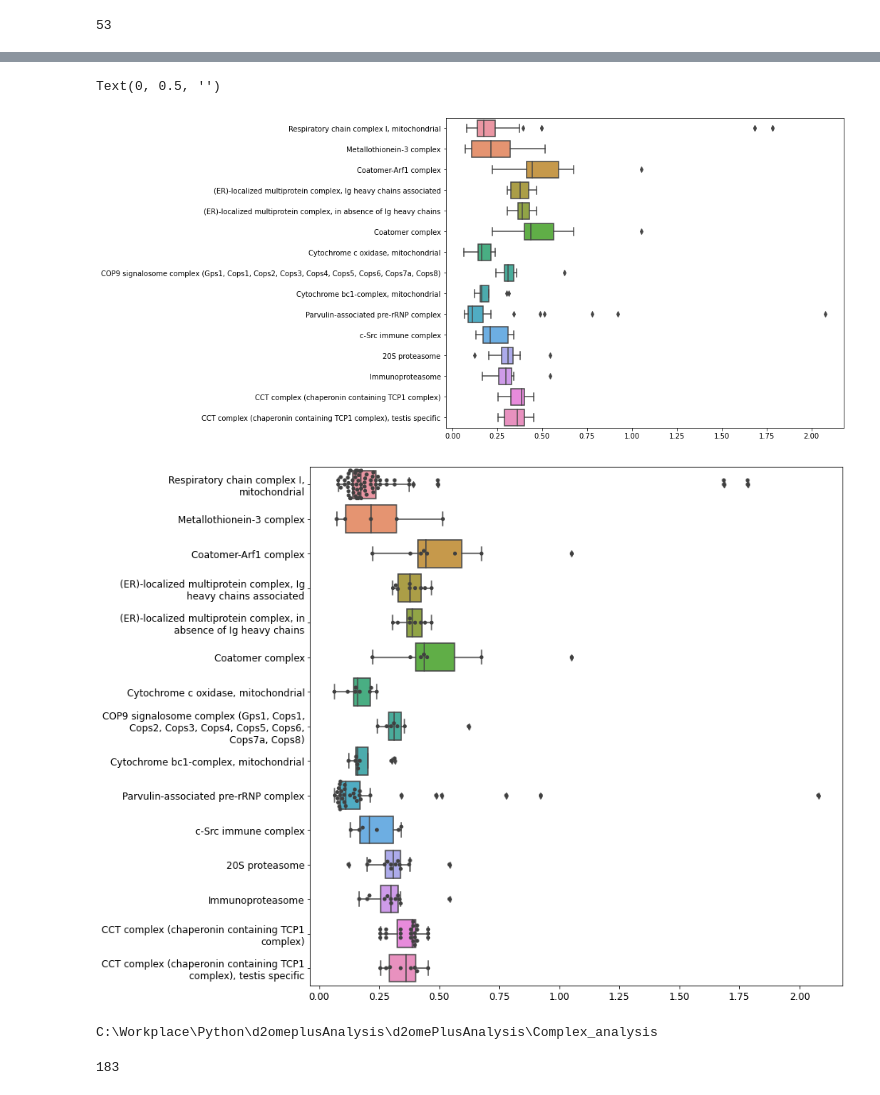
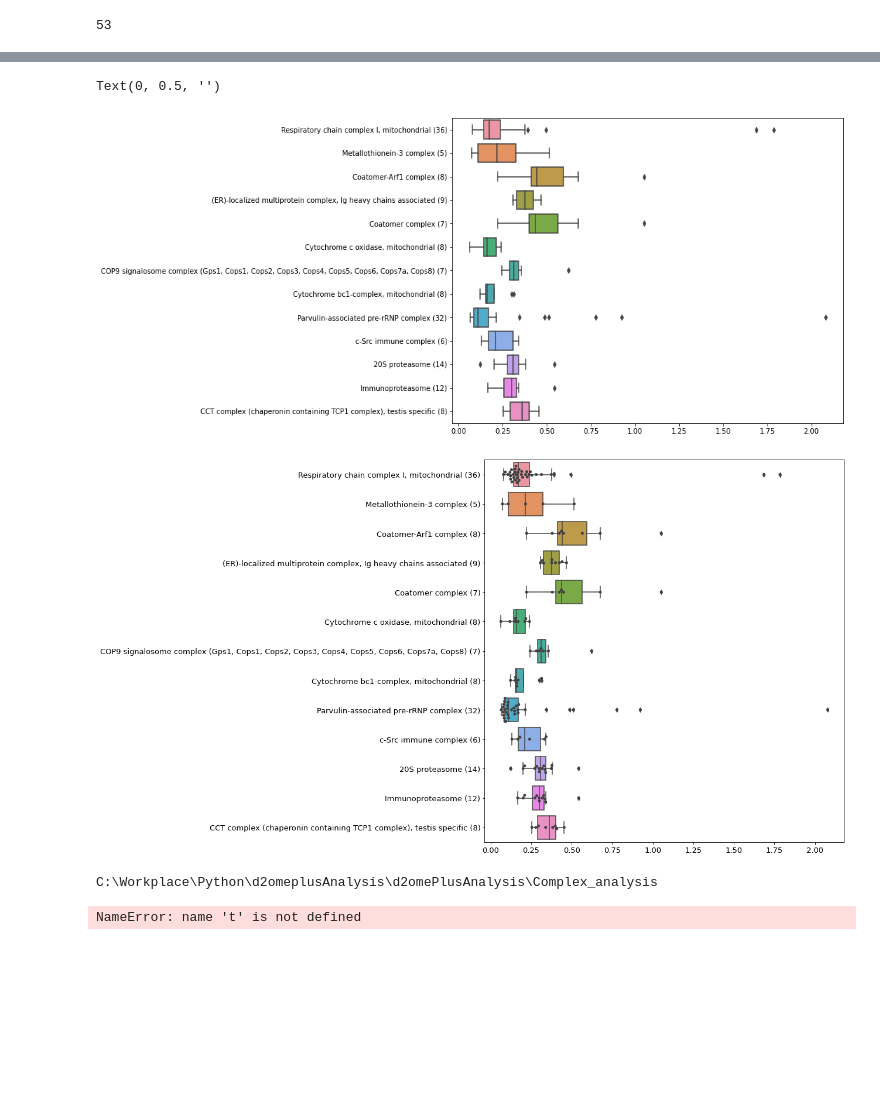
Before and after one commit to henockmamo54/d2omePlusAnalysis, a Jupyter notebook: Complex_analysis/Protein complexes-seaborn.ipynb, the cells around one changed output, grey strips where cells are left out. Saved outputs shown, nothing was run; the diff lists cells and outputs as text; code cells hidden in the pictures; blank space fills up the shorter version.

Commit message:
go db plot modified

```diff
--- a/Complex_analysis/Protein complexes-seaborn.ipynb
+++ b/Complex_analysis/Protein complexes-seaborn.ipynb
@@ -89,8 +89,8 @@ for new_ke, new_val in found_list.items():
 # %%
 df=pd.DataFrame(Filtered_vals)
 df=df.transpose()
-df=df.reset_index()
-df=df.drop(10)
+df=df.reset_index(drop=True)
+df=df.drop([0,5,10,15,16,17])
 df=df.reset_index(drop=True)
 df.head(20)
 # %% [output]
@@ -155,7 +152,7 @@ for i in range(df.shape[0]):
 
     perc= pd.DataFrame()
     perc["k"]=df['k'][i]
-    perc["name"]=df['name'][i]
+    perc["name"]=df['name'][i] + f" ({df['count'][i]})"
     compd=pd.concat([compd,perc])
 # %%
 # fig = plt.gcf()
@@ -171,31 +168,31 @@ plt.ylabel('')
 # sns.swarmplot(x="name", y="k", data=compd, color=".25")
 # %% [output]
 Text(0, 0.5, '')
-[figure, old version]
+[figure, new version]
 # %%
 import textwrap
 # fig = plt.gcf()
 
 fig, ax = plt.subplots(1)
 
 # Change seaborn plot size
-fig.set_size_inches(12, 12)
+fig.set_size_inches(11, 12)
 # sns.set(font_scale = 1)
 sns.boxplot(x="k", y="name", data=compd,orient ='h')
 sns.swarmplot(x="k", y="name", data=compd,orient='h', color=".25")
 plt.xlabel('')
 plt.ylabel('')
 plt.legend([],[], frameon=False)
 # sns.swarmplot(x="name", y="k", data=compd, color=".25")
 
 # plt.xlabel('', fontsize=16);
 # plt.ylabel('', fontsize=16);
 # plt.title(' Data', fontsize=20)
-plt.tick_params(axis='both', which='major', labelsize=12)
-ax.set_yticklabels([textwrap.fill(e, 40) for e in complex_name])
+plt.tick_params(axis='both', which='major', labelsize=13)
+# ax.set_yticklabels([textwrap.fill(e, 40) for e in complex_name])
 plt.show()
 # %% [output]
-[figure, old version]
+[figure, new version]
 # %%
 import os
 print(os.getcwd())
@@ -207,7 +204,7 @@ C:\Workplace\Python\d2omeplusAnalysis\d2omePlusAnalysis\Complex_analysis
 # %%
 # x=list(df[df.name=='Drosha complex']['k'])
 # x
-# %%
-len(t)
-# %% [output]
-183
+# %%
+len(t)
+# %% [output]
+NameError: name 't' is not defined
```
Also changed, not shown: parts of 4 cells of this notebook.
